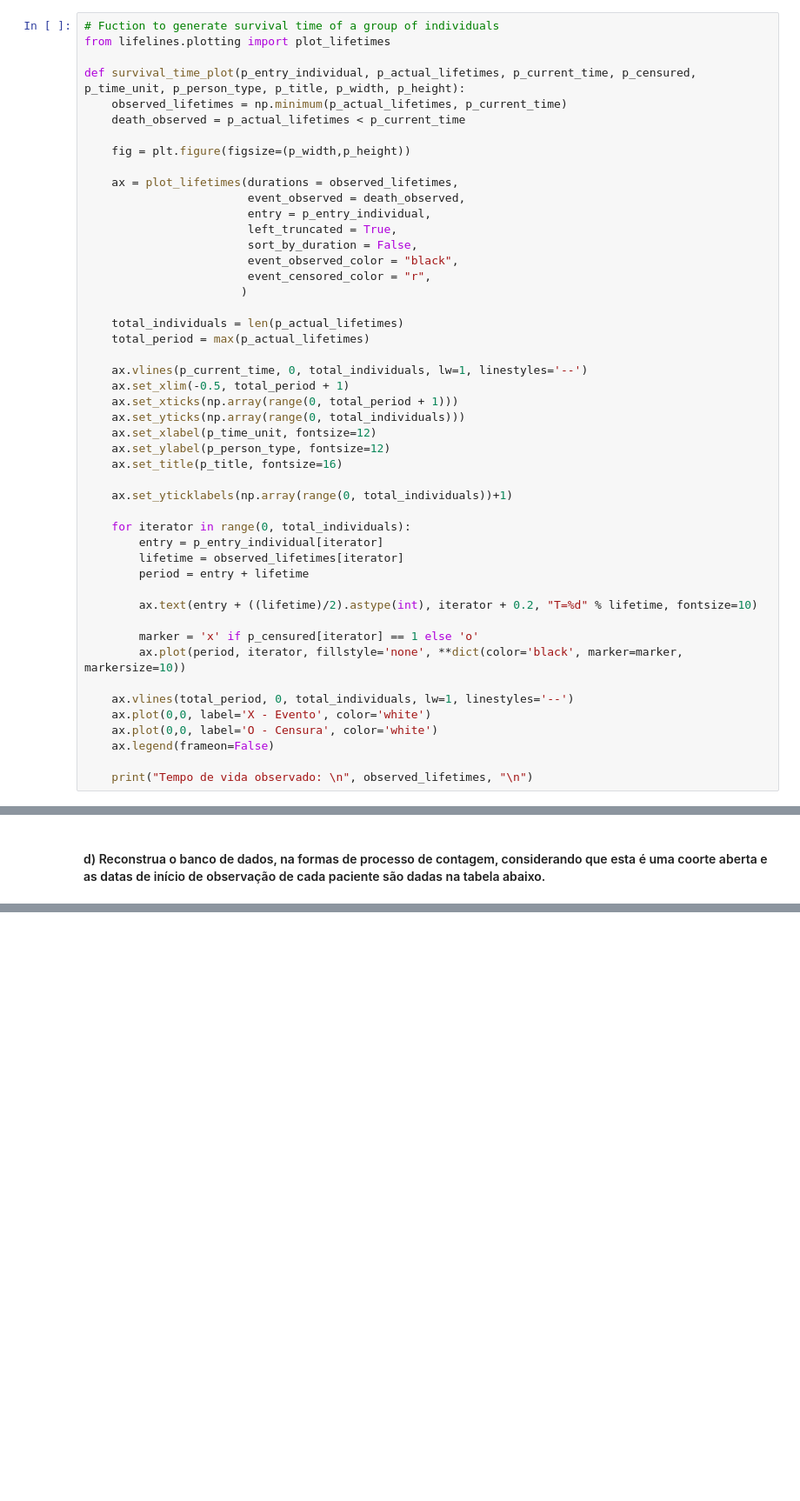
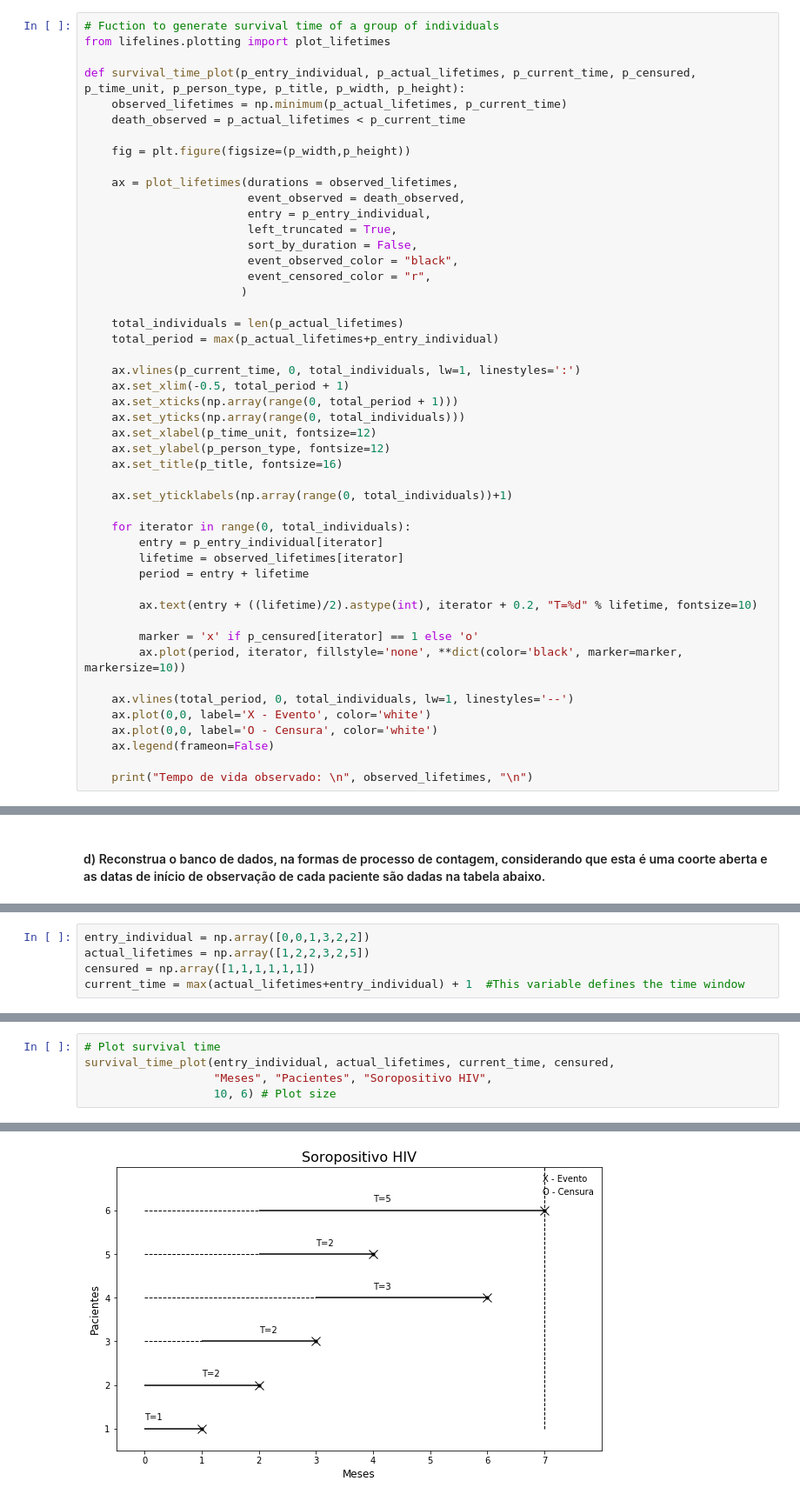
Before and after one commit to cbeluzo/dm017, a Jupyter notebook: Exercicios_Capitulo_02.ipynb, the cells around one changed output, grey strips where cells are left out. Shown at 87% size. Saved outputs shown, nothing was run; the diff lists cells and outputs as text; blank space fills up the shorter version.

```diff
--- a/Exercicios_Capitulo_02.ipynb
+++ b/Exercicios_Capitulo_02.ipynb
@@ -59,9 +53,9 @@ def survival_time_plot(p_entry_individual, p_actual_lifetimes, p_current_time, p
                        )
 
     total_individuals = len(p_actual_lifetimes)
-    total_period = max(p_actual_lifetimes)
+    total_period = max(p_actual_lifetimes+p_entry_individual)
 
-    ax.vlines(p_current_time, 0, total_individuals, lw=1, linestyles='--')
+    ax.vlines(p_current_time, 0, total_individuals, lw=1, linestyles=':')
     ax.set_xlim(-0.5, total_period + 1)
     ax.set_xticks(np.array(range(0, total_period + 1)))
     ax.set_yticks(np.array(range(0, total_individuals)))
@@ -426,0 +482,5 @@ No  gráfico  abaixo,  as  linhas  horizontais  representam  o  tempo  de acompa
+# %%
+entry_individual = np.array([0,0,1,3,2,2])
+actual_lifetimes = np.array([1,2,2,3,2,5])
+censured = np.array([1,1,1,1,1,1])
+current_time = max(actual_lifetimes+entry_individual) + 1  #This variable defines the time window
@@ -426,0 +529,6 @@ No  gráfico  abaixo,  as  linhas  horizontais  representam  o  tempo  de acompa
+# %%
+# Plot survival time
+survival_time_plot(entry_individual, actual_lifetimes, current_time, censured,
+                   "Meses", "Pacientes", "Soropositivo HIV",
+                   10, 6) # Plot size
+# %% [output]
@@ -426,0 +537 @@ No  gráfico  abaixo,  as  linhas  horizontais  representam  o  tempo  de acompa
+[figure, added]
```
Also changed, not shown: parts of 35 cells of this notebook.
